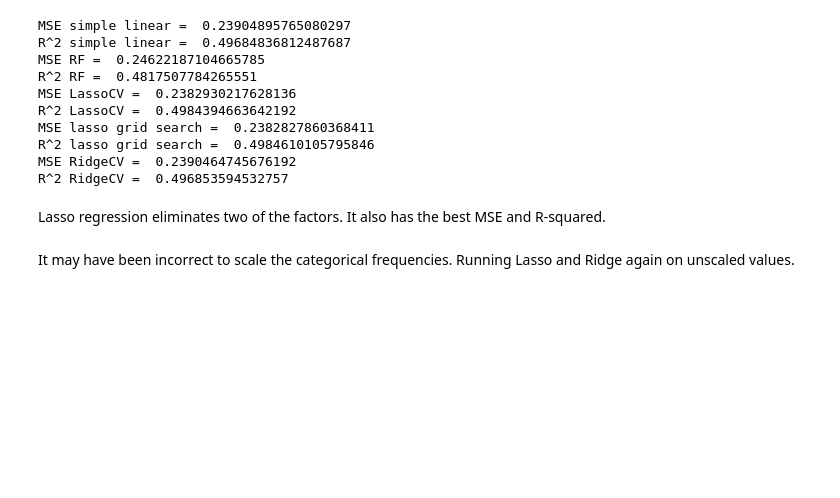
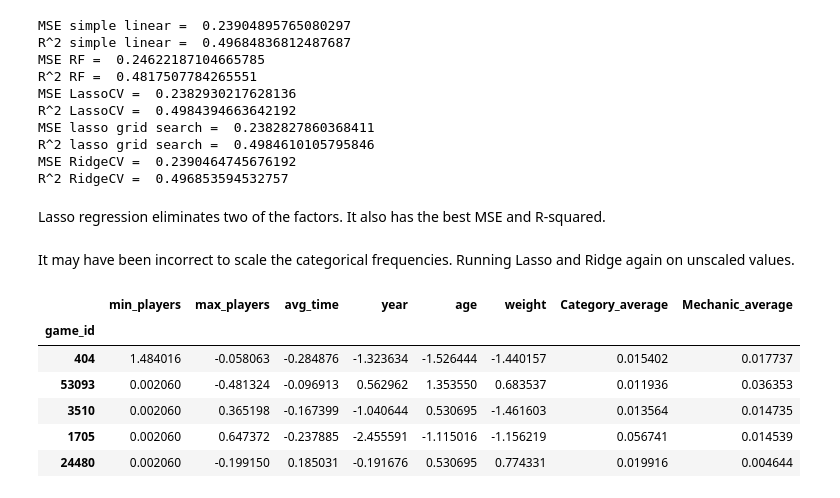
Before and after one commit to rick-stephenson/Capstone2BGG, a Jupyter notebook: notebooks/BGG_ModelingFreqEncoded.ipynb, the cells around one changed output. Saved outputs shown, nothing was run; the diff lists cells and outputs as text; code cells hidden in the pictures; blank space fills up the shorter version.

Commit message:
Updated FreqEncoded with extra unscaled analysis and a conclusion

```diff
--- a/notebooks/BGG_ModelingFreqEncoded.ipynb
+++ b/notebooks/BGG_ModelingFreqEncoded.ipynb
@@ -237,3 +249,22 @@ R^2 RidgeCV =  0.496853594532757
 Lasso regression eliminates two of the factors. It also has the best MSE and R-squared.
 # %% [markdown]
 It may have been incorrect to scale the categorical frequencies. Running Lasso and Ridge again on unscaled values.
+# %%
+#Scale just the training set.
+X3_train, X3_test, y3_train, y3_test = train_test_split(X, y, test_size = .25, random_state = 42)
+XCats = X3_train.iloc[:, -2:]
+X3_train = X3_train.drop(['Category_average', 'Mechanic_average'], axis = 1)
+col_names = X3_train.columns
+scaler3 = StandardScaler()
+XScaled3 = scaler3.fit_transform(X3_train)
+X3_train = pd.DataFrame(XScaled3, columns = col_names, index = X3_train.index)
+X3_train = X3_train.join(XCats, how = 'left') #merge the scaled columns with the encoded columns
+X3_train.head()
+# %% [output]
+|  | min_players | max_players | avg_time | year | age | weight | Category_average | Mechanic_average |
+| game_id |  |  |  |  |  |  |  |  |
+| 404 | 1.484016 | -0.058063 | -0.284876 | -1.323634 | -1.526444 | -1.440157 | 0.015402 | 0.017737 |
+| 53093 | 0.002060 | -0.481324 | -0.096913 | 0.562962 | 1.353550 | 0.683537 | 0.011936 | 0.036353 |
+| 3510 | 0.002060 | 0.365198 | -0.167399 | -1.040644 | 0.530695 | -1.461603 | 0.013564 | 0.014735 |
+| 1705 | 0.002060 | 0.647372 | -0.237885 | -2.455591 | -1.115016 | -1.156219 | 0.056741 | 0.014539 |
+| 24480 | 0.002060 | -0.199150 | 0.185031 | -0.191676 | 0.530695 | 0.774331 | 0.019916 | 0.004644 |
```
Also changed, not shown: parts of 9 cells of this notebook.
